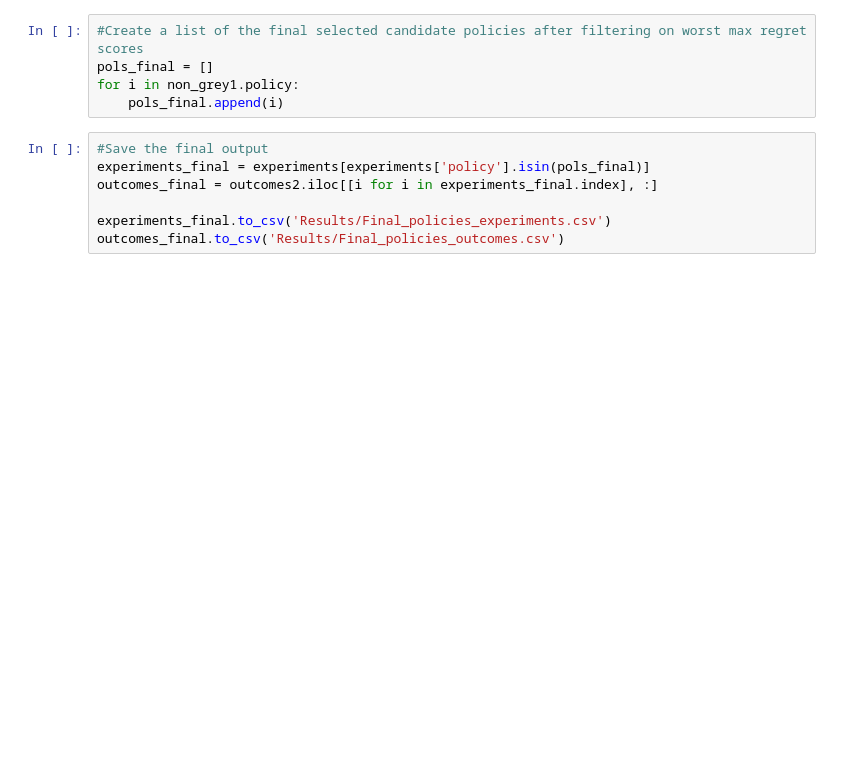
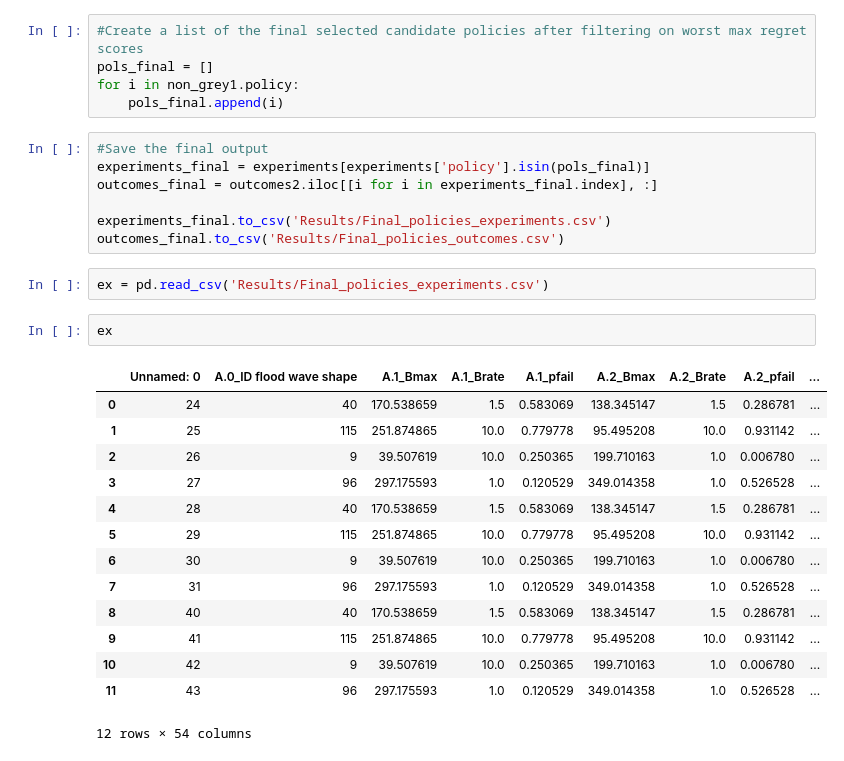
Before and after one commit to roesel1/EPA141A---MD, a Jupyter notebook: final assignment/Robustness.ipynb, the cells around one changed output. Drawn from its saved outputs; the diff is of its cells as text; blank space fills up the shorter version.

```diff
--- a/final assignment/robustness_metrics.ipynb
+++ b/final assignment/Robustness.ipynb
@@ -387,3 +387,22 @@ outcomes_final = outcomes2.iloc[[i for i in experiments_final.index], :]
 
 experiments_final.to_csv('Results/Final_policies_experiments.csv')
 outcomes_final.to_csv('Results/Final_policies_outcomes.csv')
+# %%
+ex = pd.read_csv('Results/Final_policies_experiments.csv')
+# %%
+ex
+# %% [output]
+|  | Unnamed: 0 | A.0_ID flood wave shape | A.1_Bmax | A.1_Brate | A.1_pfail | A.2_Bmax | A.2_Brate | A.2_pfail | ... |
+| 0 | 24 | 40 | 170.538659 | 1.5 | 0.583069 | 138.345147 | 1.5 | 0.286781 | ... |
+| 1 | 25 | 115 | 251.874865 | 10.0 | 0.779778 | 95.495208 | 10.0 | 0.931142 | ... |
+| 2 | 26 | 9 | 39.507619 | 10.0 | 0.250365 | 199.710163 | 1.0 | 0.006780 | ... |
+| 3 | 27 | 96 | 297.175593 | 1.0 | 0.120529 | 349.014358 | 1.0 | 0.526528 | ... |
+| 4 | 28 | 40 | 170.538659 | 1.5 | 0.583069 | 138.345147 | 1.5 | 0.286781 | ... |
+| 5 | 29 | 115 | 251.874865 | 10.0 | 0.779778 | 95.495208 | 10.0 | 0.931142 | ... |
+| 6 | 30 | 9 | 39.507619 | 10.0 | 0.250365 | 199.710163 | 1.0 | 0.006780 | ... |
+| 7 | 31 | 96 | 297.175593 | 1.0 | 0.120529 | 349.014358 | 1.0 | 0.526528 | ... |
+| 8 | 40 | 40 | 170.538659 | 1.5 | 0.583069 | 138.345147 | 1.5 | 0.286781 | ... |
+| 9 | 41 | 115 | 251.874865 | 10.0 | 0.779778 | 95.495208 | 10.0 | 0.931142 | ... |
+| 10 | 42 | 9 | 39.507619 | 10.0 | 0.250365 | 199.710163 | 1.0 | 0.006780 | ... |
+| 11 | 43 | 96 | 297.175593 | 1.0 | 0.120529 | 349.014358 | 1.0 | 0.526528 | ... |
+12 rows × 54 columns
```
Also changed, not shown: 3 other files.
